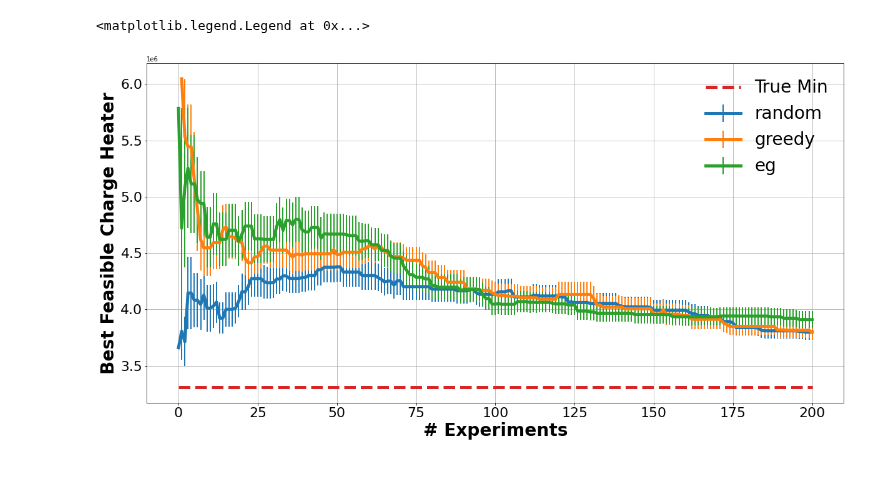
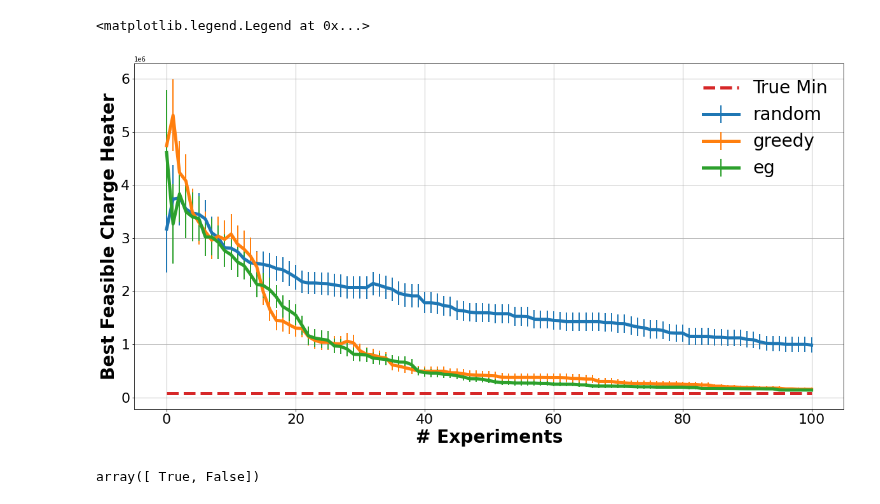
Before and after one commit to KISRDevelopment/iso-exploration, a Jupyter notebook: plot_traces.ipynb, the cells around one changed output. Saved outputs shown, nothing was run; the diff lists cells and outputs as text; code cells hidden in the pictures; blank space fills up the shorter version.

Commit message:
add constrained jumping opt

```diff
--- a/plot_traces.ipynb
+++ b/plot_traces.ipynb
@@ -7,13 +7,14 @@ import json
 df = pd.read_csv('iso.csv')
 df = df[df['r1_charge_heater'] >= 0]
 # %%
-exp = 'noiseless_83_99'
+exp = 'noisy_83_98_constrained'
 with open("exp_cfgs/%s.json" % exp, 'r') as f:
     exp_cfg = json.load(f)
 
 min_ron = exp_cfg['min_ron']
 min_yield = exp_cfg['min_yield']
 models = ['random', 'greedy', 'eg']
+#models = ['random']
 paths = [(m, "traces/%s_%s.json" % (exp, m)) for m in models]
 valid_comb_ix =(df['process_ron'] >= min_ron) & (df['process_yield'] >= min_yield)
 
@@ -31,31 +32,35 @@ for name,p in paths:
 #         chs[~fix] = np.inf
 #         trace_chs.append(np.minimum.accumulate(chs))
 
     trace_chs = []
     for r in results['obs_traces']:
         r = np.array(r)
         fix = (r[:,1] >= min_ron) & (r[:,2] >= min_yield)
         r[~fix,0] = np.inf
         trace_chs.append(np.minimum.accumulate(r[:,0]))
 
     trace_chs = np.array(trace_chs)
     trace_chs[np.isinf(trace_chs)] = np.nan
     reps = np.sum(~np.isnan(trace_chs), axis=0)
 
     mean_trace = np.nanmean(trace_chs, axis=0)
     stderr_trace = np.nanstd(trace_chs, axis=0, ddof=1) / np.sqrt(reps)
 
     ax.errorbar(np.arange(mean_trace.shape[0]), mean_trace, yerr=stderr_trace, linewidth=5, label=name, marker='o', markersize=2, elinewidth=2)
     #ax.plot(, )
 
 ax.plot(np.arange(mean_trace.shape[0]), np.ones(mean_trace.shape[0]) *
         np.min(df[valid_comb_ix]['r1_charge_heater']), linewidth=5, linestyle='--', label='True Min')
 ax.tick_params(axis='x', labelsize=22)
 ax.tick_params(axis='y', labelsize=22)
 ax.set_xlabel('# Experiments', fontsize=28, fontweight='bold')
 ax.set_ylabel('Best Feasible Charge Heater', fontsize=28, fontweight='bold')
 ax.grid(True)
 ax.legend(fontsize=28, frameon=False)
 # %% [output]
 <matplotlib.legend.Legend at 0x...>
-[figure, old version]
+[figure, new version]
+# %%
+np.all(np.array([[1,11],[3,4]]) > [0, 10], axis=1)
+# %% [output]
+array([ True, False])
```
Also changed, not shown: 5 other files.
